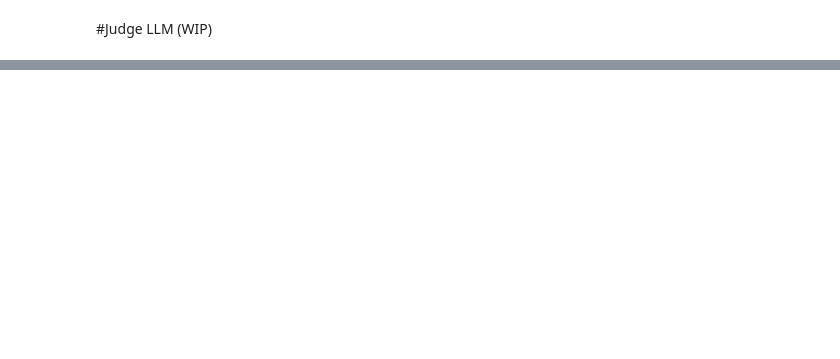
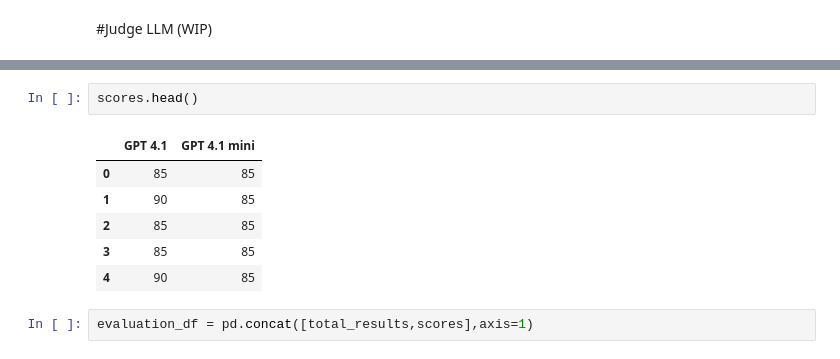
Before and after one commit to camjii/OTHELLO, a Jupyter notebook: AAVE_to_SAE_pipeline_(WORKING).ipynb, the cells around one changed output, grey strips where cells are left out. Cells and saved outputs as stored; diff of their text form; blank space fills up the shorter version.

```diff
--- a/AAVE_to_SAE_pipeline_(WORKING).ipynb
+++ b/AAVE_to_SAE_pipeline_(WORKING).ipynb
@@ -329,0 +386,11 @@ print(score)
+# %%
+scores.head()
+# %% [output]
+|  | GPT 4.1 | GPT 4.1 mini |
+| 0 | 85 | 85 |
+| 1 | 90 | 85 |
+| 2 | 85 | 85 |
+| 3 | 85 | 85 |
+| 4 | 90 | 85 |
+# %%
+evaluation_df = pd.concat([total_results,scores],axis=1)
```
Also changed, not shown: parts of 11 cells of this notebook, 1 other file.
